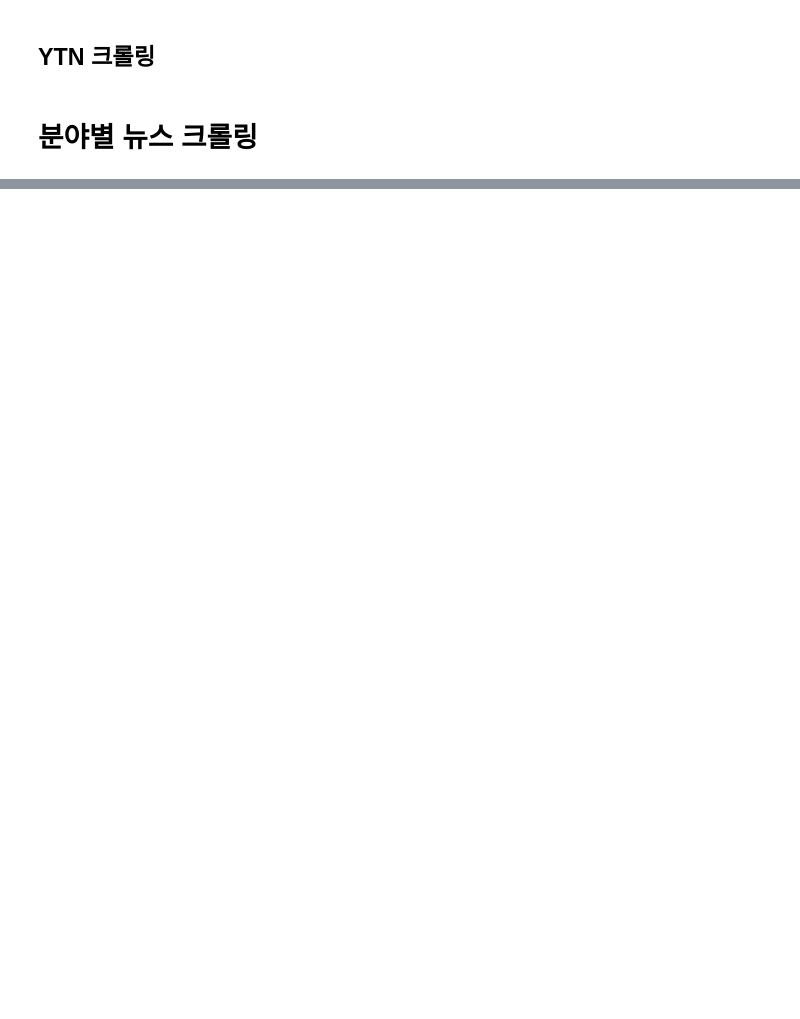
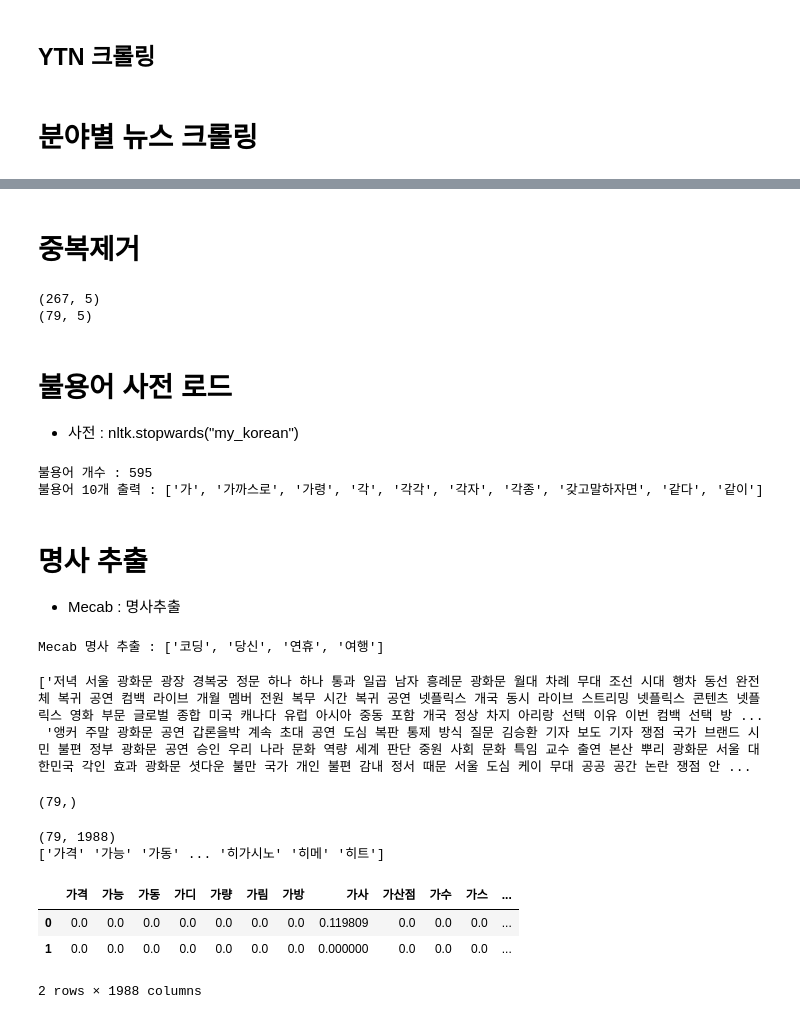
Before and after one commit to han00jh/DL-Study, a Jupyter notebook: LLM/lec04_[실습]YTN뉴스 유사도_.ipynb, the cells around one changed output, grey strips where cells are left out. Saved outputs shown, nothing was run; the diff lists cells and outputs as text; code cells hidden in the pictures; blank space fills up the shorter version.

```diff
--- a/LLM/lec04_[실습]YTN뉴스 유사도_.ipynb
+++ b/LLM/lec04_[실습]YTN뉴스 유사도_.ipynb
@@ -207,0 +200,4 @@ print(f"{res} 개 크롤링 완료")
+# %%
+#df = pd.read_csv("datas/ddd.csv")
+df = pd.read_sql("SELECT * FROM craw_ytn_news", conn)
+df.head(3)
@@ -207,0 +228,64 @@ print(f"{res} 개 크롤링 완료")
+# %% [markdown]
+# <b>중복제거
+# %%
+print(df.shape)
+df = df.drop_duplicates(subset=['title']).reset_index(drop=True)
+print(df.shape)
+# %% [output]
+(267, 5)
+(79, 5)
+# %% [markdown]
+# <b>불용어 사전 로드
+* 사전  : nltk.stopwards("my_korean")
+# %%
+from nltk.corpus import stopwords
+from nltk.tokenize import word_tokenize
+stop_words_list = stopwords.words('my_korean')    #----C:\Users\user\..\stopwords\my_korean.txt
+print('불용어 개수 :', len(stop_words_list))
+print('불용어 10개 출력 :',stop_words_list[:10])
+# %% [output]
+불용어 개수 : 595
+불용어 10개 출력 : ['가', '가까스로', '가령', '각', '각각', '각자', '각종', '갖고말하자면', '같다', '같이']
+# %% [markdown]
+# <b>명사 추출
+* Mecab : 명사추출
+# %%
+from konlpy.tag import Mecab
+mecab = Mecab(dicpath=r"C:/mecab/mecab-ko-dic")
+print('Mecab 명사 추출 :'  , mecab.nouns ("열심히 코딩한 당신, 연휴에는 여행을 가봐요"))
+# %% [output]
+Mecab 명사 추출 : ['코딩', '당신', '연휴', '여행']
+# %%
+clean_content_list = []
+for  text in df['content']:
+    #print(text)
+    word_list = mecab.nouns (text)
+    word_list = [w for w in word_list    if len(w) > 1]
+    word_list = " ".join(word_list)
+    clean_content_list.append(word_list)
+
+clean_content_list[:2]
+# %% [output]
+['저녁 서울 광화문 광장 경복궁 정문 하나 하나 통과 일곱 남자 흥례문 광화문 월대 차례 무대 조선 시대 행차 동선 완전체 복귀 공연 컴백 라이브 개월 멤버 전원 복무 시간 복귀 공연 넷플릭스 개국 동시 라이브 스트리밍 넷플릭스 콘텐츠 넷플릭스 영화 부문 글로벌 종합 미국 캐나다 유럽 아시아 중동 포함 개국 정상 차지 아리랑 선택 이유 이번 컴백 선택 방 ...
+ '앵커 주말 광화문 공연 갑론을박 계속 초대 공연 도심 복판 통제 방식 질문 김승환 기자 보도 기자 쟁점 국가 브랜드 시민 불편 정부 광화문 공연 승인 우리 나라 문화 역량 세계 판단 중원 사회 문화 특임 교수 출연 본산 뿌리 광화문 서울 대한민국 각인 효과 광화문 셧다운 불만 국가 개인 불편 감내 정서 때문 서울 도심 케이 무대 공공 공간 논란 쟁점 안 ...
+# %%
+np.array(clean_content_list).shape
+# %% [output]
+(79,)
+# %%
+tfidf_vt = TfidfVectorizer(binary=True)
+res = tfidf_vt.fit_transform(clean_content_list)  #---------- 1D
+#print(tfidf_vt.vocabulary_)
+
+print(res.shape)
+print(tfidf_vt.get_feature_names_out())
+
+tfidf_df = pd.DataFrame(res.toarray(), columns=tfidf_vt.get_feature_names_out())
+tfidf_df.head(2)
+# %% [output]
+(79, 1988)
+['가격' '가능' '가동' ... '히가시노' '히메' '히트']
+|  | 가격 | 가능 | 가동 | 가디 | 가량 | 가림 | 가방 | 가사 | 가산점 | 가수 | 가스 | ... |
+| 0 | 0.0 | 0.0 | 0.0 | 0.0 | 0.0 | 0.0 | 0.0 | 0.119809 | 0.0 | 0.0 | 0.0 | ... |
+| 1 | 0.0 | 0.0 | 0.0 | 0.0 | 0.0 | 0.0 | 0.0 | 0.000000 | 0.0 | 0.0 | 0.0 | ... |
+2 rows × 1988 columns
```
Also changed, not shown: parts of 21 cells of this notebook, 4 other files.
